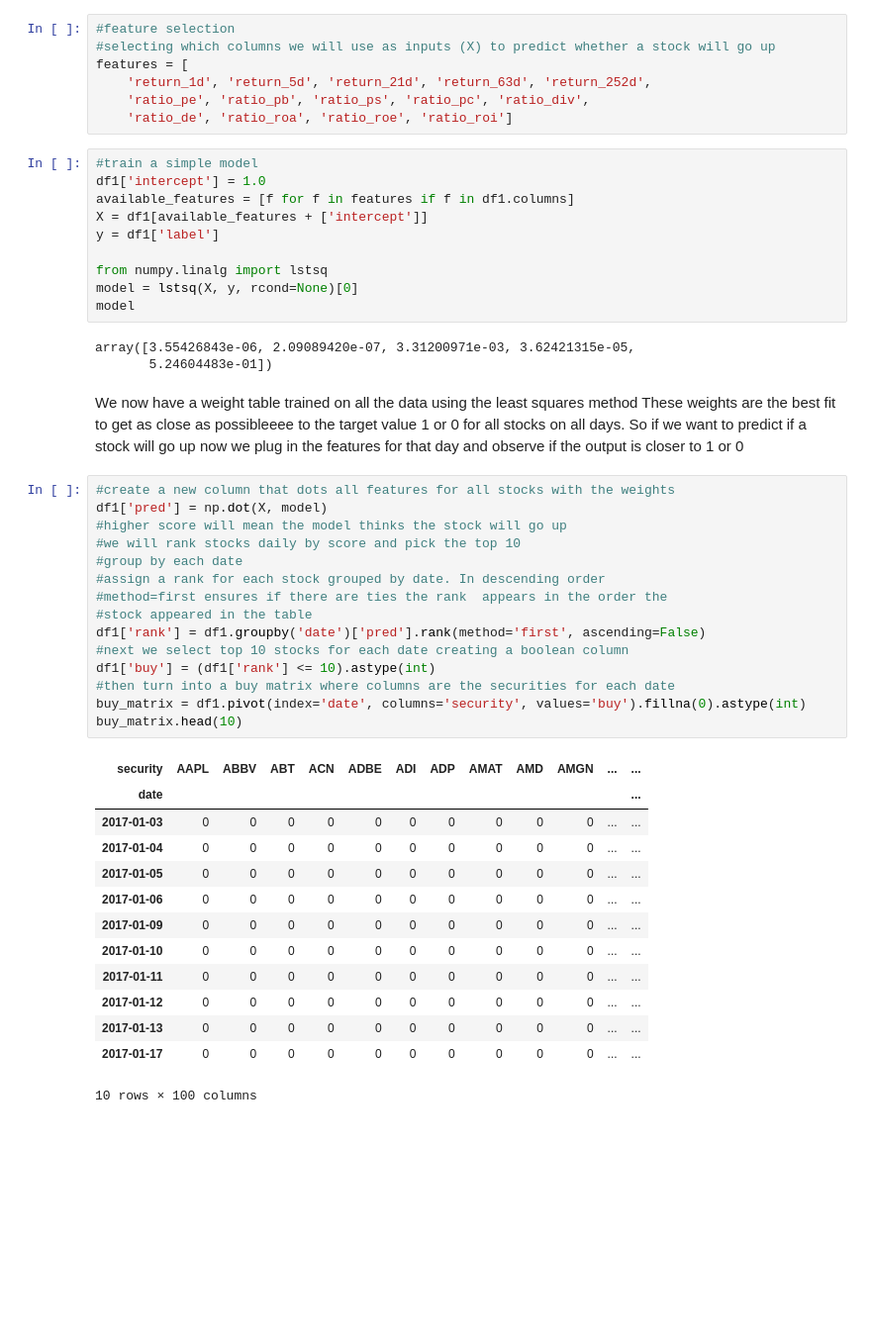
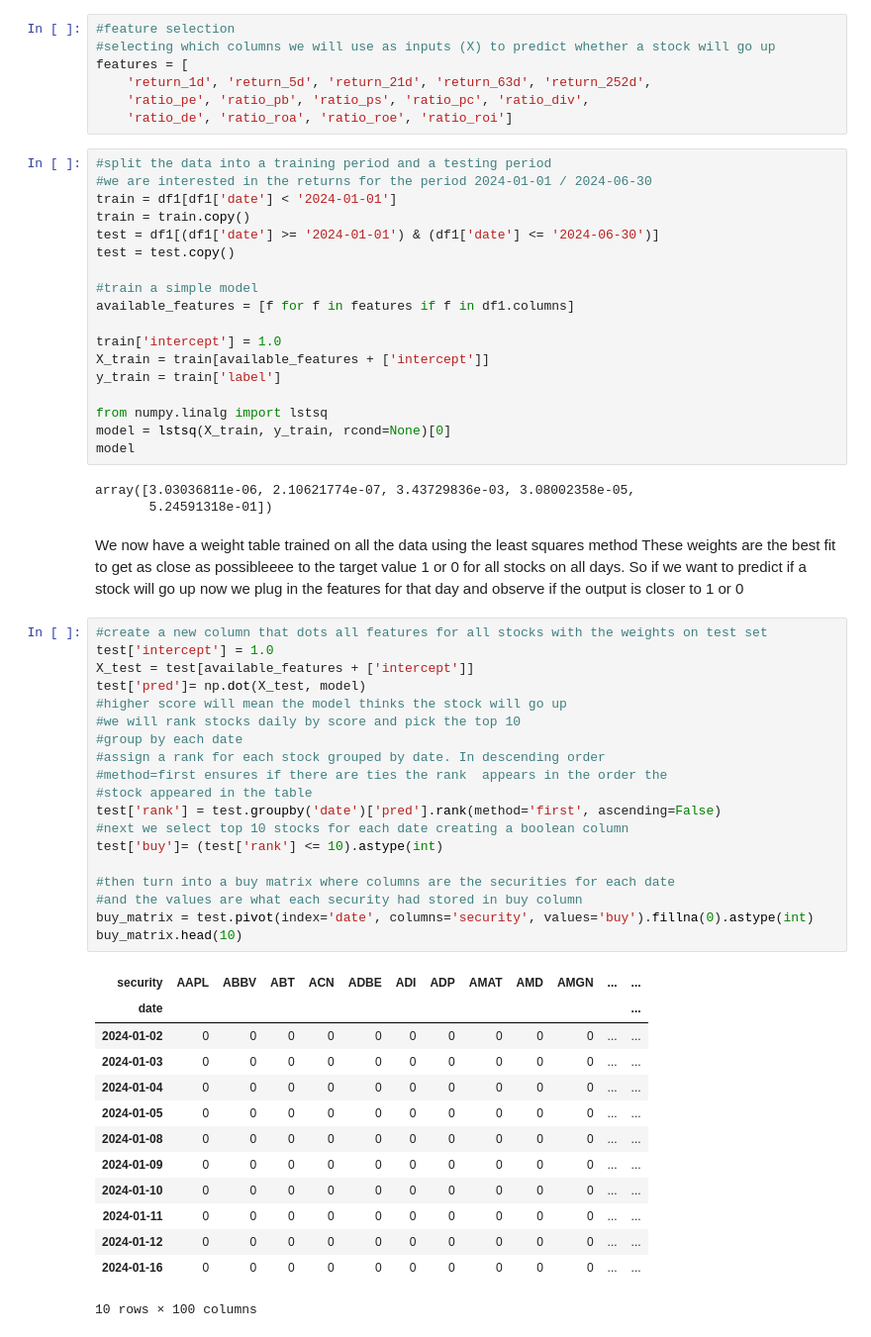
Before and after one commit to Jordy-Ward/finData, a Jupyter notebook: 2024Challenge.ipynb, the cells around one changed output. Shown at 99% size. Saved outputs shown, nothing was run; the diff lists cells and outputs as text; blank space fills up the shorter version.

```diff
--- a/2024Challenge.ipynb
+++ b/2024Challenge.ipynb
@@ -101,47 +101,59 @@ features = [
     'ratio_pe', 'ratio_pb', 'ratio_ps', 'ratio_pc', 'ratio_div',
     'ratio_de', 'ratio_roa', 'ratio_roe', 'ratio_roi']
 # %%
+#split the data into a training period and a testing period
+#we are interested in the returns for the period 2024-01-01 / 2024-06-30
+train = df1[df1['date'] < '2024-01-01']
+train = train.copy()
+test = df1[(df1['date'] >= '2024-01-01') & (df1['date'] <= '2024-06-30')]
+test = test.copy()
+
 #train a simple model
-df1['intercept'] = 1.0
 available_features = [f for f in features if f in df1.columns]
-X = df1[available_features + ['intercept']]
-y = df1['label']
+
+train['intercept'] = 1.0
+X_train = train[available_features + ['intercept']]
+y_train = train['label']
 
 from numpy.linalg import lstsq
-model = lstsq(X, y, rcond=None)[0]
+model = lstsq(X_train, y_train, rcond=None)[0]
 model
 # %% [output]
-array([3.55426843e-06, 2.09089420e-07, 3.31200971e-03, 3.62421315e-05,
-       5.24604483e-01])
+array([3.03036811e-06, 2.10621774e-07, 3.43729836e-03, 3.08002358e-05,
+       5.24591318e-01])
 # %% [markdown]
 We now have a weight table trained on all the data using the least squares method
 These weights are the best fit to get as close as possibleeee to the target value 1 or 0 for all stocks on all days. So if we want to predict if a stock will go up now we plug in the features for that day and observe if the output is closer to 1 or 0
 # %%
-#create a new column that dots all features for all stocks with the weights
-df1['pred'] = np.dot(X, model)
+#create a new column that dots all features for all stocks with the weights on test set
+test['intercept'] = 1.0
+X_test = test[available_features + ['intercept']]
+test['pred']= np.dot(X_test, model)
 #higher score will mean the model thinks the stock will go up
 #we will rank stocks daily by score and pick the top 10
 #group by each date
 #assign a rank for each stock grouped by date. In descending order
 #method=first ensures if there are ties the rank  appears in the order the
 #stock appeared in the table
-df1['rank'] = df1.groupby('date')['pred'].rank(method='first', ascending=False)
+test['rank'] = test.groupby('date')['pred'].rank(method='first', ascending=False)
 #next we select top 10 stocks for each date creating a boolean column
-df1['buy'] = (df1['rank'] <= 10).astype(int)
+test['buy']= (test['rank'] <= 10).astype(int)
+
 #then turn into a buy matrix where columns are the securities for each date
-buy_matrix = df1.pivot(index='date', columns='security', values='buy').fillna(0).astype(int)
+#and the values are what each security had stored in buy column
+buy_matrix = test.pivot(index='date', columns='security', values='buy').fillna(0).astype(int)
 buy_matrix.head(10)
 # %% [output]
 | security | AAPL | ABBV | ABT | ACN | ADBE | ADI | ADP | AMAT | AMD | AMGN | ... | ... |
 | date |  |  |  |  |  |  |  |  |  |  |  | ... |
-| 2017-01-03 | 0 | 0 | 0 | 0 | 0 | 0 | 0 | 0 | 0 | 0 | ... | ... |
-| 2017-01-04 | 0 | 0 | 0 | 0 | 0 | 0 | 0 | 0 | 0 | 0 | ... | ... |
-| 2017-01-05 | 0 | 0 | 0 | 0 | 0 | 0 | 0 | 0 | 0 | 0 | ... | ... |
-| 2017-01-06 | 0 | 0 | 0 | 0 | 0 | 0 | 0 | 0 | 0 | 0 | ... | ... |
-| 2017-01-09 | 0 | 0 | 0 | 0 | 0 | 0 | 0 | 0 | 0 | 0 | ... | ... |
-| 2017-01-10 | 0 | 0 | 0 | 0 | 0 | 0 | 0 | 0 | 0 | 0 | ... | ... |
-| 2017-01-11 | 0 | 0 | 0 | 0 | 0 | 0 | 0 | 0 | 0 | 0 | ... | ... |
-| 2017-01-12 | 0 | 0 | 0 | 0 | 0 | 0 | 0 | 0 | 0 | 0 | ... | ... |
-| 2017-01-13 | 0 | 0 | 0 | 0 | 0 | 0 | 0 | 0 | 0 | 0 | ... | ... |
-| 2017-01-17 | 0 | 0 | 0 | 0 | 0 | 0 | 0 | 0 | 0 | 0 | ... | ... |
+| 2024-01-02 | 0 | 0 | 0 | 0 | 0 | 0 | 0 | 0 | 0 | 0 | ... | ... |
+| 2024-01-03 | 0 | 0 | 0 | 0 | 0 | 0 | 0 | 0 | 0 | 0 | ... | ... |
+| 2024-01-04 | 0 | 0 | 0 | 0 | 0 | 0 | 0 | 0 | 0 | 0 | ... | ... |
+| 2024-01-05 | 0 | 0 | 0 | 0 | 0 | 0 | 0 | 0 | 0 | 0 | ... | ... |
+| 2024-01-08 | 0 | 0 | 0 | 0 | 0 | 0 | 0 | 0 | 0 | 0 | ... | ... |
+| 2024-01-09 | 0 | 0 | 0 | 0 | 0 | 0 | 0 | 0 | 0 | 0 | ... | ... |
+| 2024-01-10 | 0 | 0 | 0 | 0 | 0 | 0 | 0 | 0 | 0 | 0 | ... | ... |
+| 2024-01-11 | 0 | 0 | 0 | 0 | 0 | 0 | 0 | 0 | 0 | 0 | ... | ... |
+| 2024-01-12 | 0 | 0 | 0 | 0 | 0 | 0 | 0 | 0 | 0 | 0 | ... | ... |
+| 2024-01-16 | 0 | 0 | 0 | 0 | 0 | 0 | 0 | 0 | 0 | 0 | ... | ... |
 10 rows × 100 columns
```
Also changed, not shown: parts of 2 cells of this notebook.
